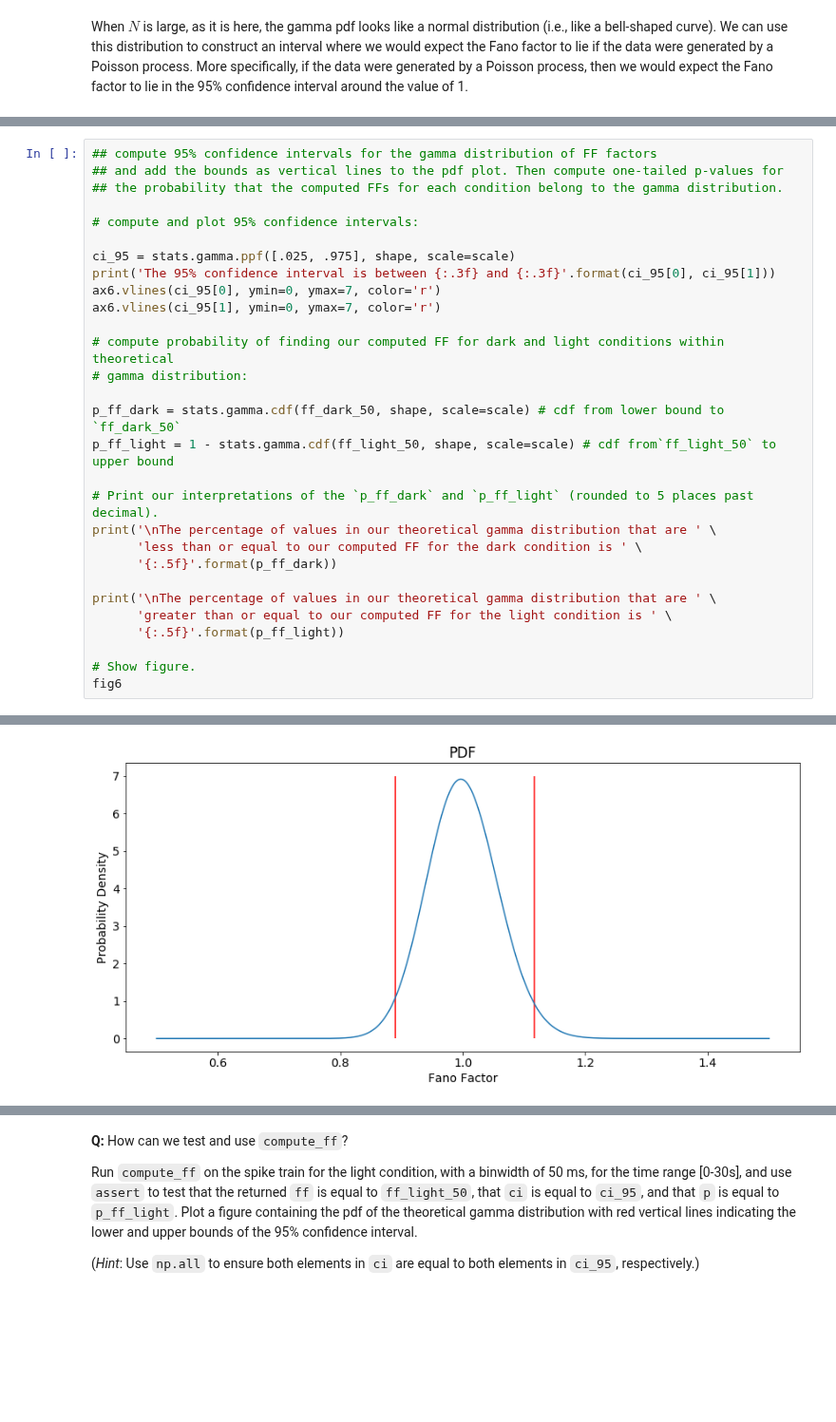
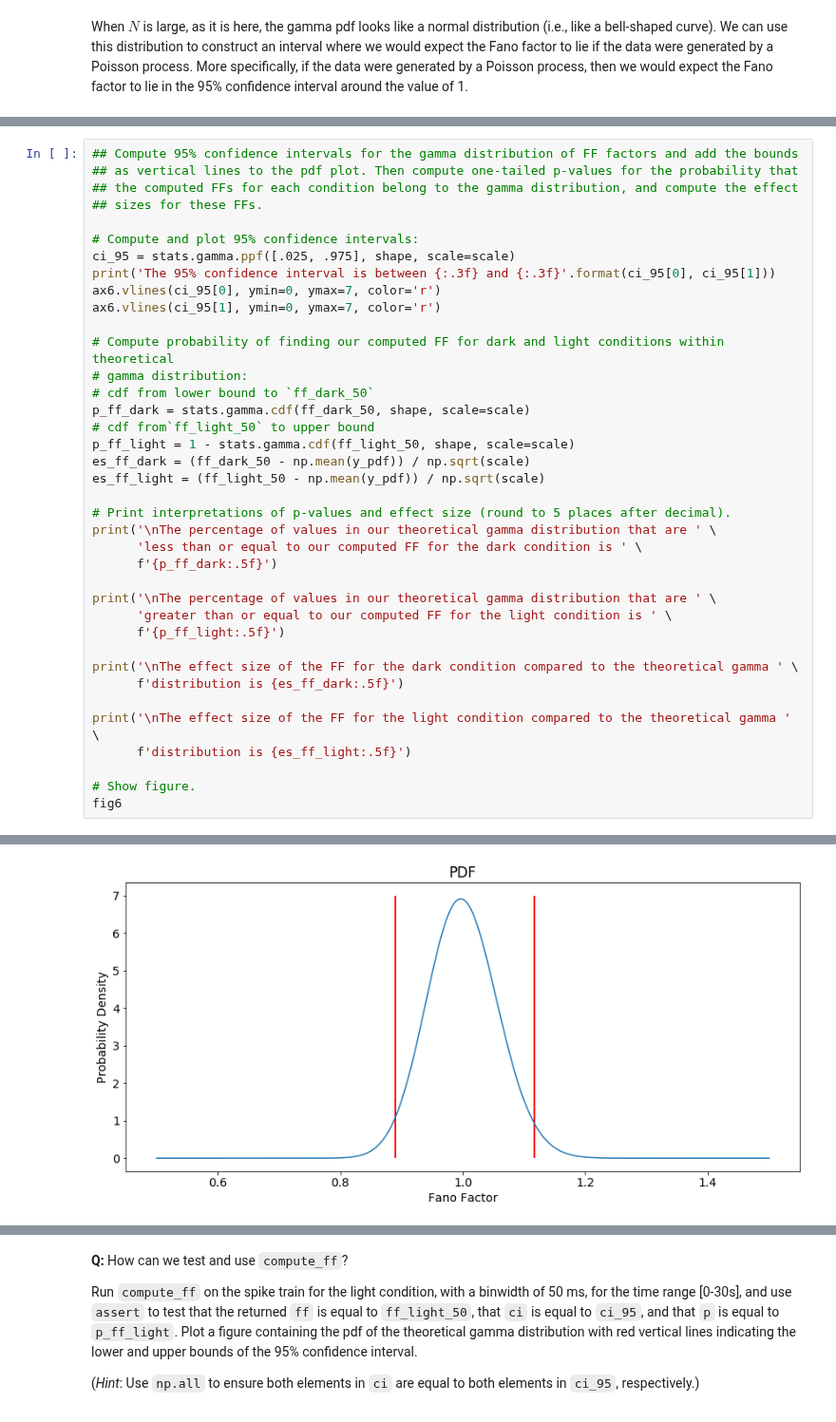
Before and after one commit to jaib1/Case-Studies-Python, a Jupyter notebook: content/08/basic-visualizations-and-descriptive-statistics-of-spike-train-data.ipynb, the cells around one changed output, grey strips where cells are left out. Shown at 95% size. Drawn from its saved outputs; the diff is of its cells as text; blank space fills up the shorter version.

```diff
--- a/content/08/basic-visualizations-and-descriptive-statistics-of-spike-train-data.ipynb
+++ b/content/08/basic-visualizations-and-descriptive-statistics-of-spike-train-data.ipynb
@@ -602,31 +614,40 @@ Compute the 95% confidence interval for our theoretical gamma distribution, and
 
 </div>
 # %%
-## compute 95% confidence intervals for the gamma distribution of FF factors
-## and add the bounds as vertical lines to the pdf plot. Then compute one-tailed p-values for
-## the probability that the computed FFs for each condition belong to the gamma distribution.
+## Compute 95% confidence intervals for the gamma distribution of FF factors and add the bounds
+## as vertical lines to the pdf plot. Then compute one-tailed p-values for the probability that
+## the computed FFs for each condition belong to the gamma distribution, and compute the effect
+## sizes for these FFs.
 
-# compute and plot 95% confidence intervals:
-
+# Compute and plot 95% confidence intervals:
 ci_95 = stats.gamma.ppf([.025, .975], shape, scale=scale)
 print('The 95% confidence interval is between {:.3f} and {:.3f}'.format(ci_95[0], ci_95[1]))
 ax6.vlines(ci_95[0], ymin=0, ymax=7, color='r')
 ax6.vlines(ci_95[1], ymin=0, ymax=7, color='r')
 
-# compute probability of finding our computed FF for dark and light conditions within theoretical
+# Compute probability of finding our computed FF for dark and light conditions within theoretical
 # gamma distribution:
+# cdf from lower bound to `ff_dark_50`
+p_ff_dark = stats.gamma.cdf(ff_dark_50, shape, scale=scale)
+# cdf from`ff_light_50` to upper bound
+p_ff_light = 1 - stats.gamma.cdf(ff_light_50, shape, scale=scale)
+es_ff_dark = (ff_dark_50 - np.mean(y_pdf)) / np.sqrt(scale)
+es_ff_light = (ff_light_50 - np.mean(y_pdf)) / np.sqrt(scale)
 
-p_ff_dark = stats.gamma.cdf(ff_dark_50, shape, scale=scale) # cdf from lower bound to `ff_dark_50`
-p_ff_light = 1 - stats.gamma.cdf(ff_light_50, shape, scale=scale) # cdf from`ff_light_50` to upper bound
-
-# Print our interpretations of the `p_ff_dark` and `p_ff_light` (rounded to 5 places past decimal).
+# Print interpretations of p-values and effect size (round to 5 places after decimal).
 print('\nThe percentage of values in our theoretical gamma distribution that are ' \
       'less than or equal to our computed FF for the dark condition is ' \
-      '{:.5f}'.format(p_ff_dark))
+      f'{p_ff_dark:.5f}')
 
 print('\nThe percentage of values in our theoretical gamma distribution that are ' \
       'greater than or equal to our computed FF for the light condition is ' \
-      '{:.5f}'.format(p_ff_light))
+      f'{p_ff_light:.5f}')
+
+print('\nThe effect size of the FF for the dark condition compared to the theoretical gamma ' \
+      f'distribution is {es_ff_dark:.5f}')
+
+print('\nThe effect size of the FF for the light condition compared to the theoretical gamma ' \
+      f'distribution is {es_ff_light:.5f}')
 
 # Show figure.
 fig6
@@ -639,2 +664,2 @@ The percentage of values in our theoretical gamma distribution that are greater
-[figure, old version]
+[figure, new version]
 # %% [markdown]
```
Also changed, not shown: parts of 51 cells of this notebook, 3 other files.
